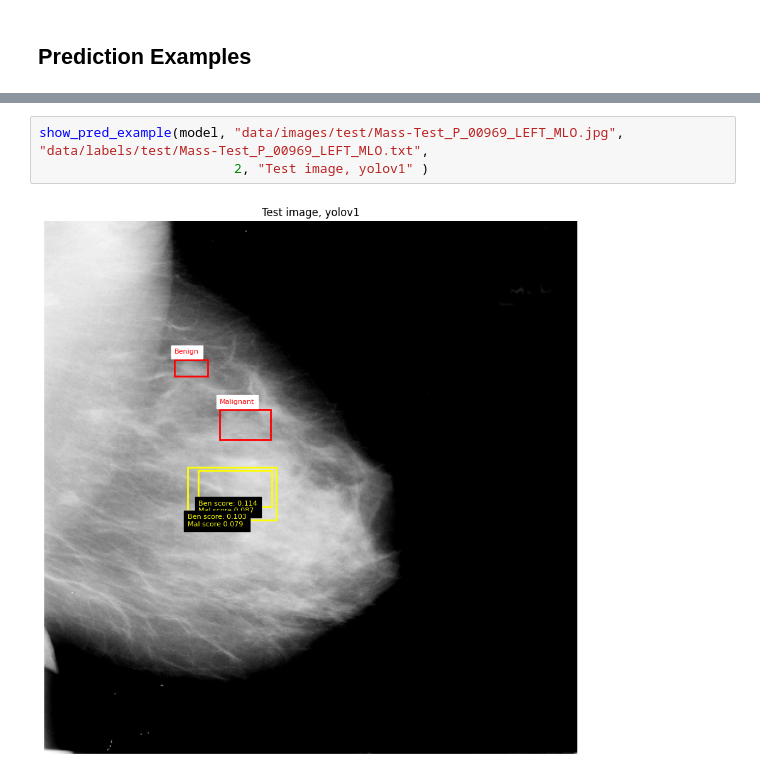
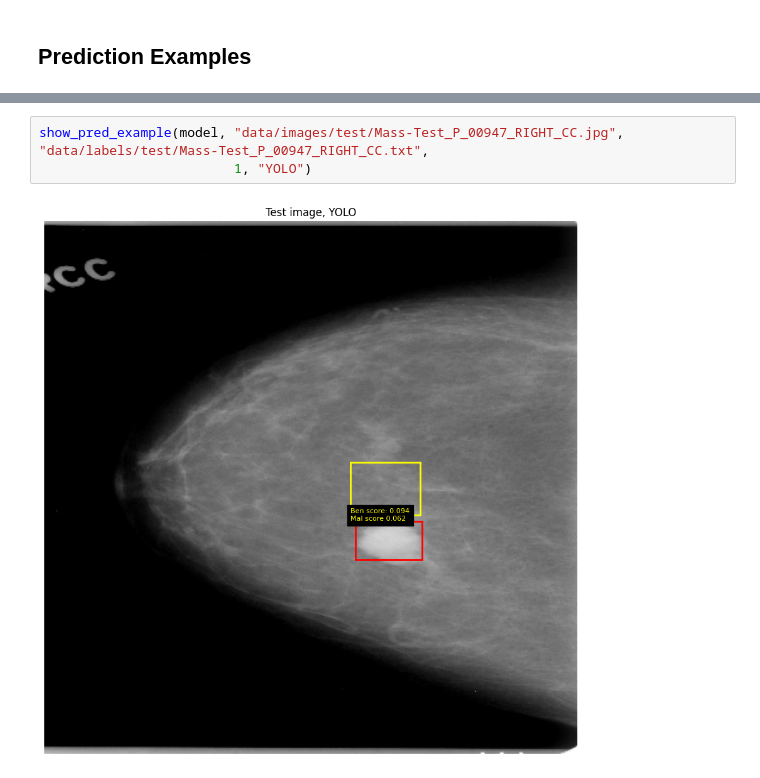
Before and after one commit to Cr3sp1/MammoYOLO, a Jupyter notebook: Results.ipynb, the cells around one changed output, grey strips where cells are left out. Drawn from its saved outputs; the diff is of its cells as text.

```diff
--- a/Results.ipynb
+++ b/Results.ipynb
@@ -167,5 +167,5 @@ show_pred_example(model_tiny, "data/images/test/Mass-Test_P_00969_LEFT_MLO.jpg",
 # %%
-show_pred_example(model, "data/images/test/Mass-Test_P_00969_LEFT_MLO.jpg", "data/labels/test/Mass-Test_P_00969_LEFT_MLO.txt",
-                         2, "Test image, yolov1" )
+show_pred_example(model, "data/images/test/Mass-Test_P_00947_RIGHT_CC.jpg", "data/labels/test/Mass-Test_P_00947_RIGHT_CC.txt",
+                         1, "YOLO")
 # %% [output]
-[figure, old version]
+[figure, new version]
```
Also changed, not shown: parts of 3 cells of this notebook, 1 other file.
